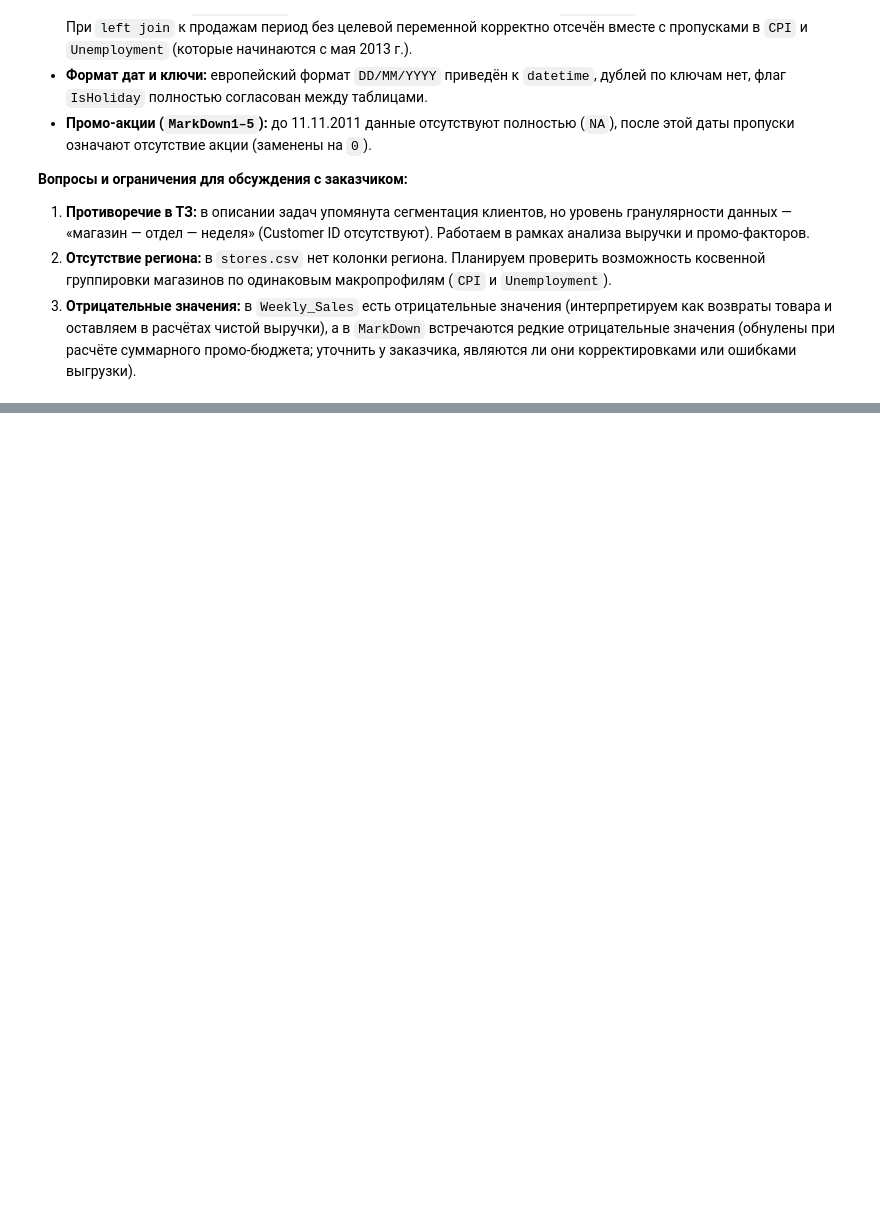
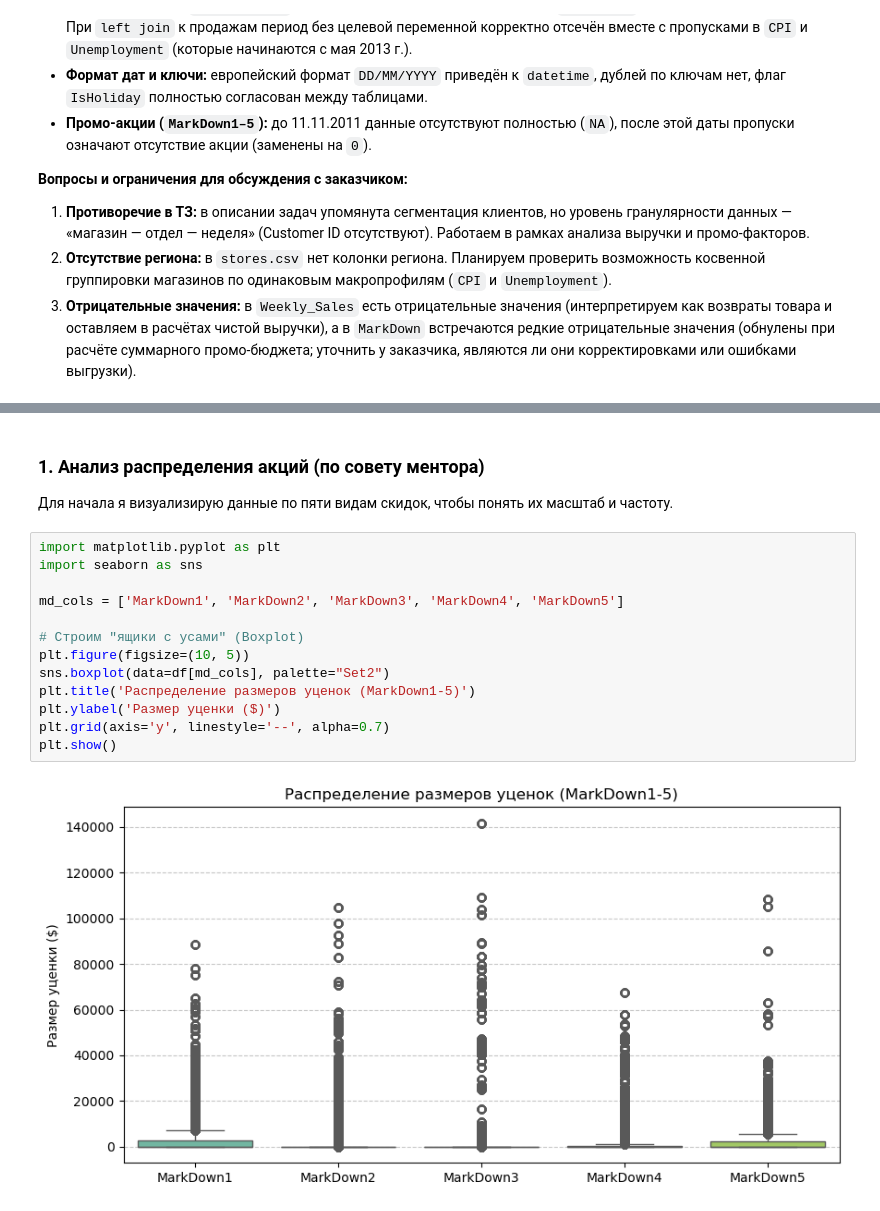
Before and after one commit to lamahr/Store_Data_Audit, a Jupyter notebook: notebooks/01_data_audit.ipynb, the cells around one changed output, grey strips where cells are left out. Drawn from its saved outputs; the diff is of its cells as text; blank space fills up the shorter version.

Commit message:
Добавлен EDA: анализ MarkDown, гипотезы промо и праздников

```diff
--- a/notebooks/01_data_audit.ipynb
+++ b/notebooks/01_data_audit.ipynb
@@ -178,0 +195,18 @@ display(df.head(5))
+# %% [markdown]
+### 1. Анализ распределения акций (по совету ментора)
+Для начала я визуализирую данные по пяти видам скидок, чтобы понять их масштаб и частоту.
+# %%
+import matplotlib.pyplot as plt
+import seaborn as sns
+
+md_cols = ['MarkDown1', 'MarkDown2', 'MarkDown3', 'MarkDown4', 'MarkDown5']
+
+# Строим "ящики с усами" (Boxplot)
+plt.figure(figsize=(10, 5))
+sns.boxplot(data=df[md_cols], palette="Set2")
+plt.title('Распределение размеров уценок (MarkDown1-5)')
+plt.ylabel('Размер уценки ($)')
+plt.grid(axis='y', linestyle='--', alpha=0.7)
+plt.show()
+# %% [output]
+[figure, added]
```
Also changed, not shown: parts of 13 cells of this notebook.
